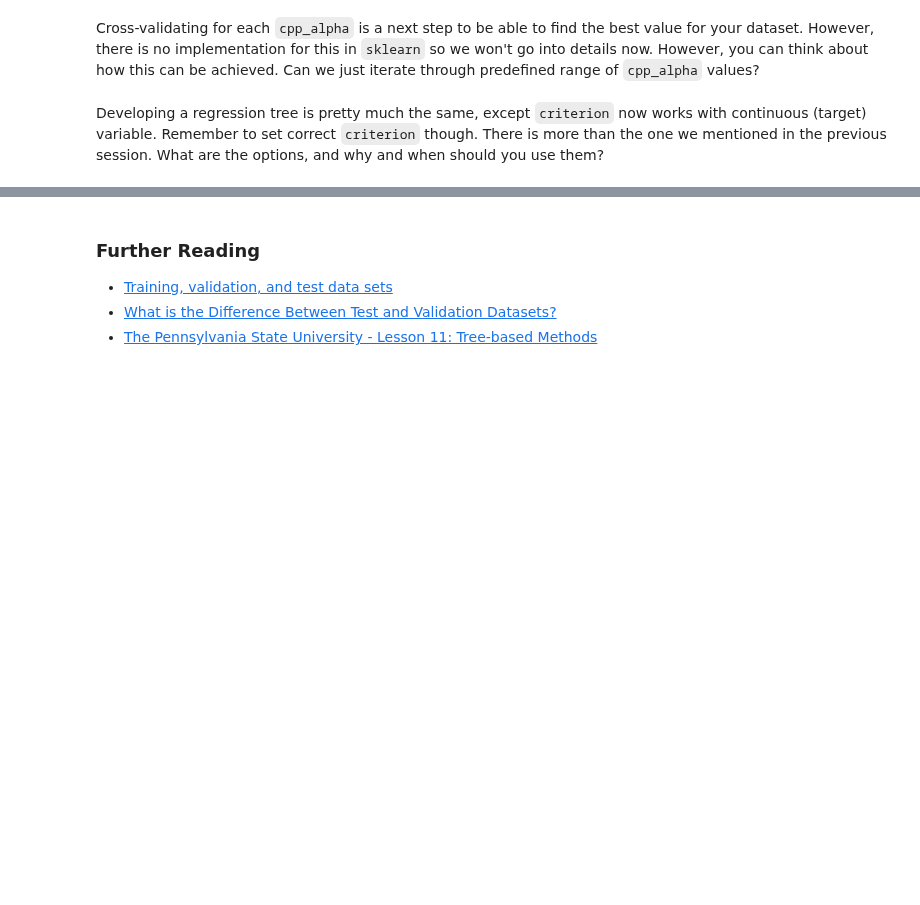
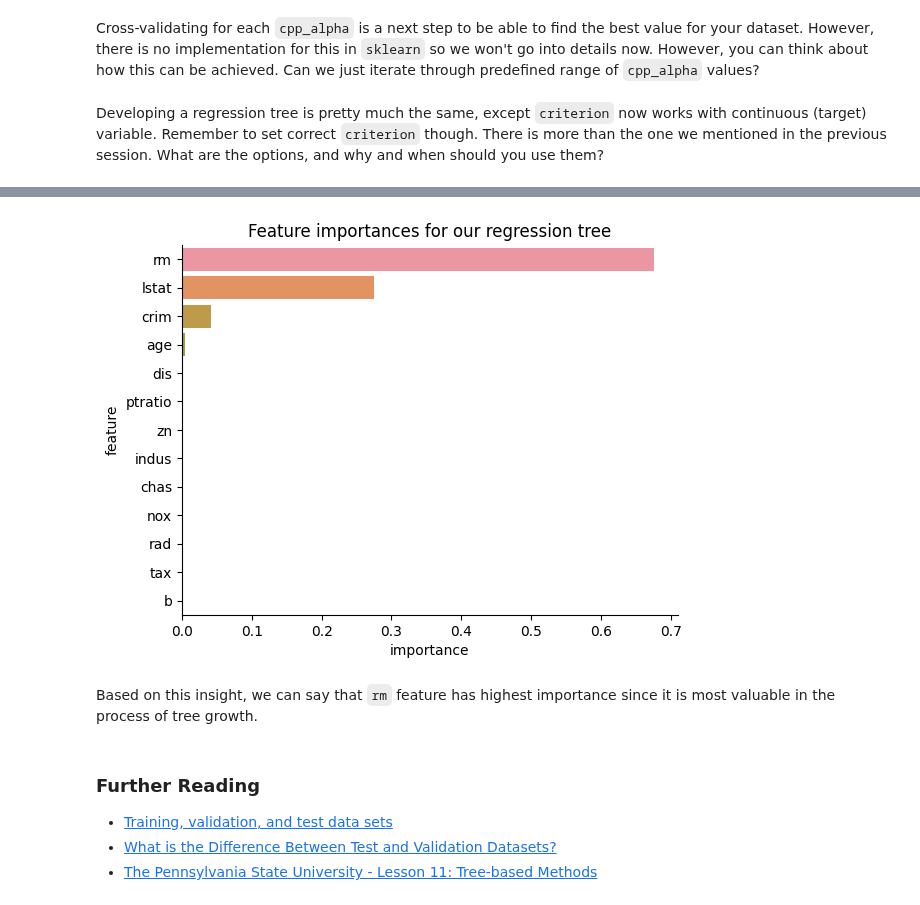
Before and after one commit to datakolektiv/dss03python2023, a Jupyter notebook: session21/dss03_py_session21.ipynb, the cells around one changed output, grey strips where cells are left out. Cells and saved outputs as stored; diff of their text form; code cells hidden in the pictures; blank space fills up the shorter version.

```diff
--- a/session21/dss03_py_session21.ipynb
+++ b/session21/dss03_py_session21.ipynb
@@ -714,0 +759,2 @@ Developing a regression tree is pretty much the same, except `criterion` now wor
+# %%
+X_train, X_test, y_train, y_test = train_test_split(X, y, train_size=.8, random_state=42, shuffle=True)
@@ -714,0 +777,17 @@ Developing a regression tree is pretty much the same, except `criterion` now wor
+# %%
+dc = DecisionTreeRegressor(criterion='squared_error')
+param_grid = {
+    'max_depth': list(range(4, 10)),
+    'min_samples_leaf': list(range(2, 20)),
+    'min_samples_split': list(range(2, 20))
+}
+
+gs = GridSearchCV(estimator=dc,
+                  param_grid=param_grid,
+                  scoring='r2',
+                  cv=5,
+                  n_jobs=-1,
+                  return_train_score=True,
+                  refit=True)
+
+gs.fit(X_train, y_train)
@@ -714,0 +813,6 @@ Developing a regression tree is pretty much the same, except `criterion` now wor
+# %%
+df_ft_importances = pd.DataFrame(list(zip(gs.best_estimator_.feature_names_in_, gs.best_estimator_.feature_importances_)), columns=['feature', 'importance'])
+
+df_ft_importances = df_ft_importances.sort_values(by=['importance'], ascending=False)
+
+df_ft_importances
@@ -715,3 +834,11 @@ Developing a regression tree is pretty much the same, except `criterion` now wor
+# %%
+sns.barplot(y='feature', x='importance', data=df_ft_importances)
+sns.despine()
+plt.title('Feature importances for our regression tree');
+# %% [output]
+[figure, added]
+# %% [markdown]
+Based on this insight, we can say that `rm` feature has highest importance since it is most valuable in the process of tree growth.
 # %% [markdown]
 ### Further Reading
 
```
Also changed, not shown: parts of 18 cells of this notebook, 2 other files.
